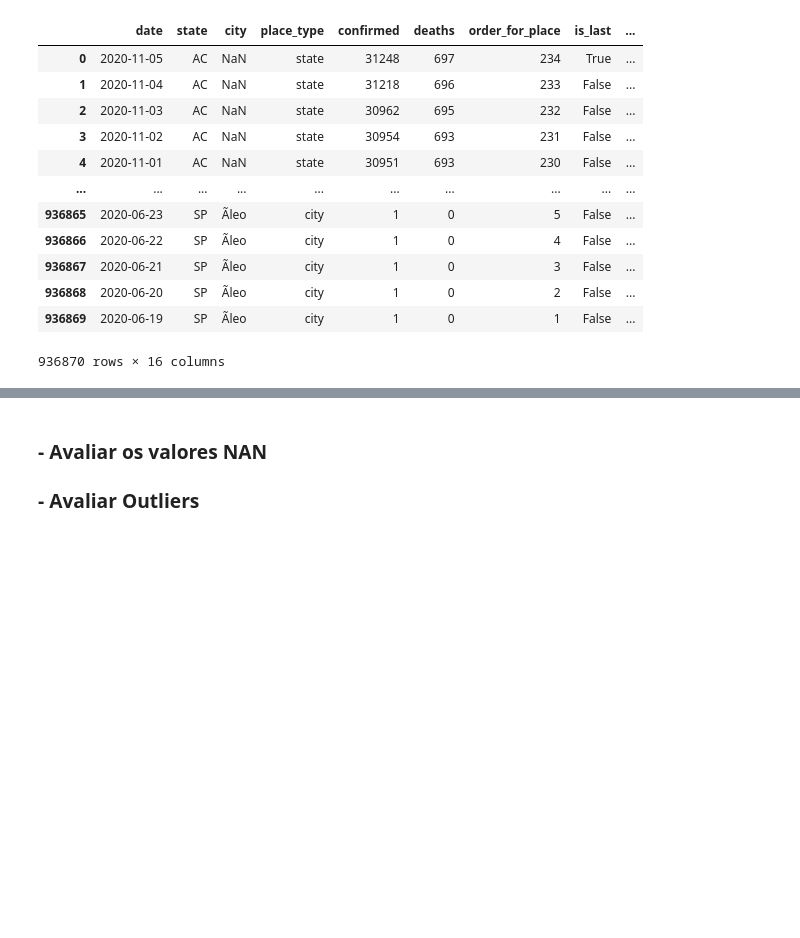
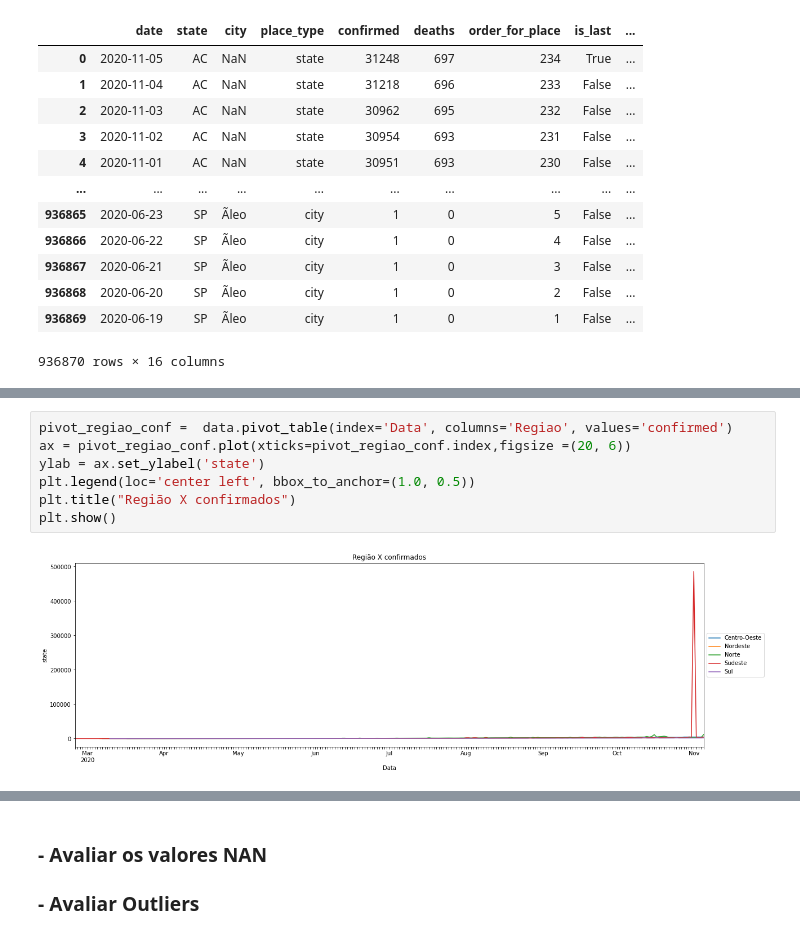
Before and after one commit to Kensawa94/Portifolio-Alura, a Jupyter notebook: Desafios/Desafio_modulo_1/Desafio_1_COVID.ipynb, the cells around one changed output, grey strips where cells are left out. Cells and saved outputs as stored; diff of their text form; blank space fills up the shorter version.

```diff
--- a/Desafios/Desafio_modulo_1/Desafio_1_COVID.ipynb
+++ b/Desafios/Desafio_modulo_1/Desafio_1_COVID.ipynb
@@ -162,0 +185,9 @@ KeyError: ignored
+# %%
+pivot_regiao_conf =  data.pivot_table(index='Data', columns='Regiao', values='confirmed')
+ax = pivot_regiao_conf.plot(xticks=pivot_regiao_conf.index,figsize =(20, 6))
+ylab = ax.set_ylabel('state')
+plt.legend(loc='center left', bbox_to_anchor=(1.0, 0.5))
+plt.title("Região X confirmados")
+plt.show()
+# %% [output]
+[figure, added]
```
Also changed, not shown: parts of 9 cells of this notebook.
